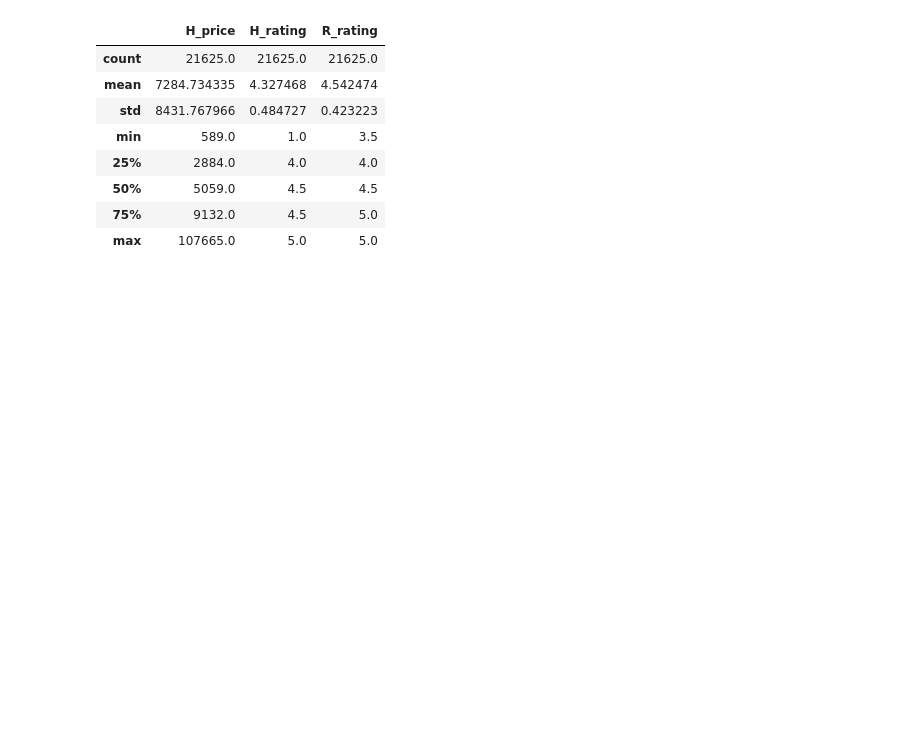
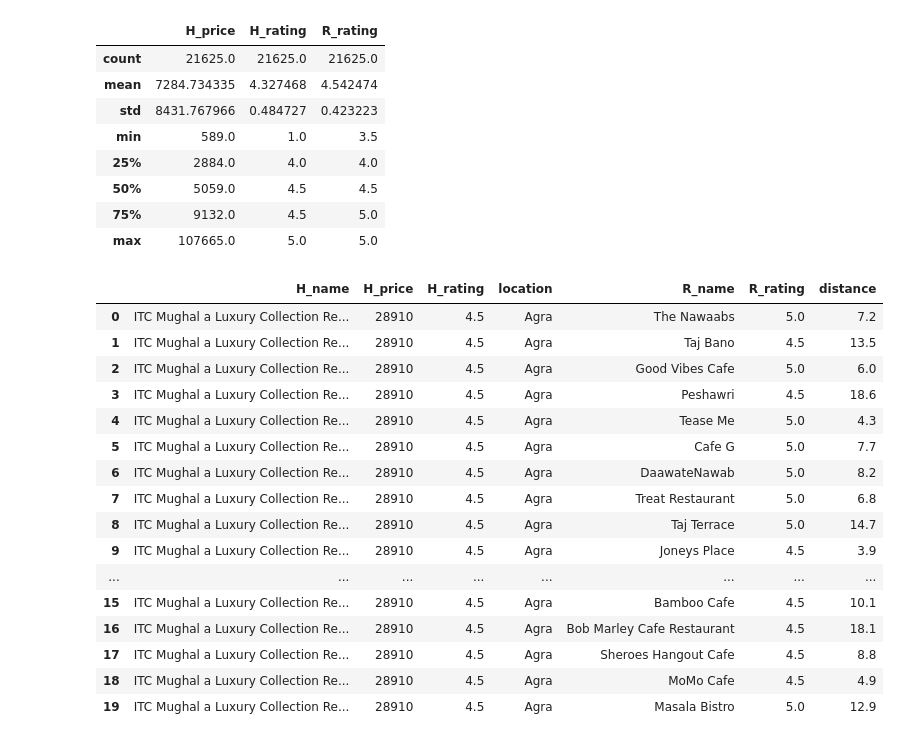
Before and after one commit to piyush-mk/LesGo, a Jupyter notebook: data/pre.ipynb, the cells around one changed output. Saved outputs shown, nothing was run; the diff lists cells and outputs as text; code cells hidden in the pictures; blank space fills up the shorter version.

Commit message:
distance added

```diff
--- a/data/pre.ipynb
+++ b/data/pre.ipynb
@@ -293,3 +293,29 @@ npd.describe()
 | 50% | 5059.0 | 4.5 | 4.5 |
 | 75% | 9132.0 | 4.5 | 5.0 |
 | max | 107665.0 | 5.0 | 5.0 |
+# %%
+#make a new column for the distance between the hotel and the restaurant randomly generated between 1 and 20 including decimals till 1 decimal place
+npd['distance']=np.random.uniform(1,20, size=len(npd))
+# %%
+#round the distance column to 1 decimal place
+npd['distance']=npd['distance'].round(1)
+# %%
+npd.head(20)
+# %% [output]
+|  | H_name | H_price | H_rating | location | R_name | R_rating | distance |
+| 0 | ITC Mughal a Luxury Collection Re... | 28910 | 4.5 | Agra | The Nawaabs | 5.0 | 7.2 |
+| 1 | ITC Mughal a Luxury Collection Re... | 28910 | 4.5 | Agra | Taj Bano | 4.5 | 13.5 |
+| 2 | ITC Mughal a Luxury Collection Re... | 28910 | 4.5 | Agra | Good Vibes Cafe | 5.0 | 6.0 |
+| 3 | ITC Mughal a Luxury Collection Re... | 28910 | 4.5 | Agra | Peshawri | 4.5 | 18.6 |
+| 4 | ITC Mughal a Luxury Collection Re... | 28910 | 4.5 | Agra | Tease Me | 5.0 | 4.3 |
+| 5 | ITC Mughal a Luxury Collection Re... | 28910 | 4.5 | Agra | Cafe G | 5.0 | 7.7 |
+| 6 | ITC Mughal a Luxury Collection Re... | 28910 | 4.5 | Agra | DaawateNawab | 5.0 | 8.2 |
+| 7 | ITC Mughal a Luxury Collection Re... | 28910 | 4.5 | Agra | Treat Restaurant | 5.0 | 6.8 |
+| 8 | ITC Mughal a Luxury Collection Re... | 28910 | 4.5 | Agra | Taj Terrace | 5.0 | 14.7 |
+| 9 | ITC Mughal a Luxury Collection Re... | 28910 | 4.5 | Agra | Joneys Place | 4.5 | 3.9 |
+| ... | ... | ... | ... | ... | ... | ... | ... |
+| 15 | ITC Mughal a Luxury Collection Re... | 28910 | 4.5 | Agra | Bamboo Cafe | 4.5 | 10.1 |
+| 16 | ITC Mughal a Luxury Collection Re... | 28910 | 4.5 | Agra | Bob Marley Cafe Restaurant | 4.5 | 18.1 |
+| 17 | ITC Mughal a Luxury Collection Re... | 28910 | 4.5 | Agra | Sheroes Hangout Cafe | 4.5 | 8.8 |
+| 18 | ITC Mughal a Luxury Collection Re... | 28910 | 4.5 | Agra | MoMo Cafe | 4.5 | 4.9 |
+| 19 | ITC Mughal a Luxury Collection Re... | 28910 | 4.5 | Agra | Masala Bistro | 5.0 | 12.9 |
```
Also changed, not shown: 2 other files.
